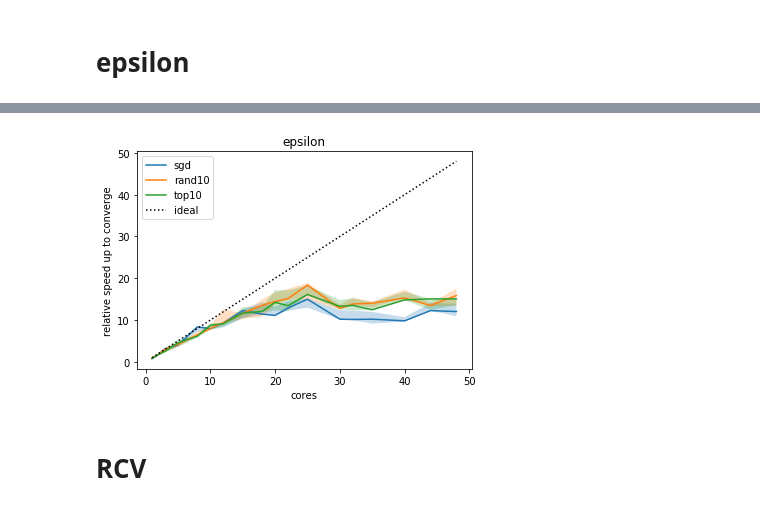
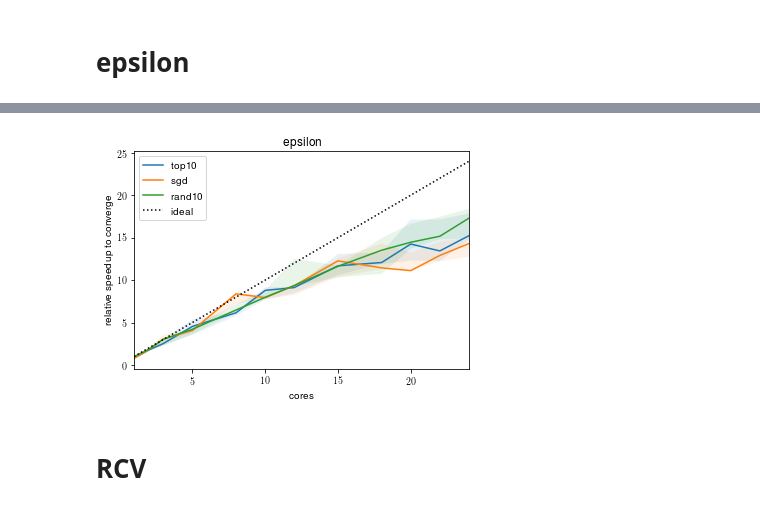
Before and after one commit to epfml/sparsifiedSGD, a Jupyter notebook: notebooks/multicore_plot.ipynb, the cells around one changed output, grey strips where cells are left out. Cells and saved outputs as stored; diff of their text form; code cells hidden in the pictures.

Commit message:
Update plotting notebooks

```diff
--- a/notebooks/multicore_plot.ipynb
+++ b/notebooks/multicore_plot.ipynb
@@ -24,15 +26,7 @@ The autoreload extension is already loaded. To reload it, use:
 # %% [markdown]
 # epsilon
 # %%
-DIR = "/mlodata1/jb/sparsifiedSGD-results/epsilon-par/"
+DIR = "../results/eps-par/"
 runs = list(glob.glob(os.path.join(DIR, "*")))
 
-data = dict([(p.split('/')[-1], unpickle_dir(p)) for p in runs])
-
-
-for i in [1,2,3,5,10,15]:
-    datum = data['top10-cores{}-0'.format(i)]
-    plt.plot(datum['iters'], datum['losses'], label="{}cores".format(i))
-
-
-plt.legend()
+eps_data = dict([(p.split('/')[-1], unpickle_dir(p)) for p in runs])
@@ -46,48 +33,54 @@ dict_keys(['rand10-cores22-0', 'top10-cores2-0', 'sgd-cores40-2', 'top10-cores18
 # %%
-# put into one array (model, cores, timeserie)
-models = list(set([k.split('-')[0] for k in data.keys()]))
-print('models:', models)
-# models = ['rand10', 'top10', 'sgd']
-# cores = [1, 2, 3, 5, 8, 10, 12, 15, 18, 20, 22, 25,]
-cores = sorted(list(set([int(k.split('-')[1][len('cores'):]) for k in data.keys()])))
-print(cores)
-repeat = 3
-shape = [len(models), len(cores), repeat, len(data['rand10-cores1-0']['timers'])]
-iters = np.zeros(shape)
-losses = np.zeros(shape)
-timers = np.zeros(shape)
+def epsilon_plot(ax, data):
+    # put into one array (model, cores, timeserie)
+    models = list(set([k.split('-')[0] for k in data.keys()]))
+    print('models:', models)
+    # models = ['rand10', 'top10', 'sgd']
+    # cores = [1, 2, 3, 5, 8, 10, 12, 15, 18, 20, 22, 25,]
+    cores = sorted(list(set([int(k.split('-')[1][len('cores'):]) for k in data.keys()])))
+    print(cores)
+    repeat = 3
+    shape = [len(models), len(cores), repeat, len(data['rand10-cores1-0']['timers'])]
+    iters = np.zeros(shape)
+    losses = np.zeros(shape)
+    timers = np.zeros(shape)
 
-for i, model in enumerate(models):
-    for j, core in enumerate(cores):
-        for k in range(repeat):
-            name = "{}-cores{}-{}".format(model, core, k)
-            datum = data[name]  # iters, loss, timers
-            iters[i, j, k, :] = datum['iters']
-            losses[i, j, k, :] = datum['losses']
-            timers[i, j, k, :] = datum['timers']
+    for i, model in enumerate(models):
+        for j, core in enumerate(cores):
+            for k in range(repeat):
+                name = "{}-cores{}-{}".format(model, core, k)
+                datum = data[name]  # iters, loss, timers
+                iters[i, j, k, :] = datum['iters']
+                losses[i, j, k, :] = datum['losses']
+                timers[i, j, k, :] = datum['timers']
 
-threshold = losses.min(axis=-1).max()
-print('stopping threshold', threshold)
-stop_iter = (losses <= threshold).argmax(axis=-1)
-chronos = np.zeros(stop_iter.shape)
-for i in range(len(models)):
-    for j in range(len(cores)):
-        for k in range(repeat):
-            chronos[i,j,k] = timers[i,j,k,stop_iter[i, j, k]]
+    threshold = losses.min(axis=-1).max()
+    print('stopping threshold', threshold)
+    stop_iter = (losses <= threshold).argmax(axis=-1)
+    chronos = np.zeros(stop_iter.shape)
+    for i in range(len(models)):
+        for j in range(len(cores)):
+            for k in range(repeat):
+                chronos[i,j,k] = timers[i,j,k,stop_iter[i, j, k]]
 
-chronos_sorted = np.sort(chronos, axis=-1)
-speedup = chronos_sorted[:, 0, 0, np.newaxis, np.newaxis] / chronos_sorted
-for i, model in enumerate(models):
-    c = "C{}".format(i)
-    plt.plot(cores, speedup[i, :, 1], c=c, label=model)
-    plt.fill_between(cores, speedup[i, :, 0], speedup[i, :, 2], facecolor=c, alpha=0.25)
+    chronos_sorted = np.sort(chronos, axis=-1)
+    speedup = chronos_sorted[:, 0, 0, np.newaxis, np.newaxis] / chronos_sorted
+    for i, model in enumerate(models):
+        c = "C{}".format(i)
+        ax.plot(cores, speedup[i, :, 1], c=c, label=model)
+        ax.fill_between(cores, speedup[i, :, 0], speedup[i, :, 2], facecolor=c, alpha=0.1)
 
 
 
-lim = [min(cores), max(cores)]
-plt.plot(lim, lim, linestyle=':', color="black", label="ideal")
-plt.legend()
-plt.title('epsilon')
-plt.xlabel('cores')
-plt.ylabel('relative speed up to converge')
+    lim = [min(cores), max(cores)]
+    lim = [min(cores), 24]
+    ax.plot(lim, lim, linestyle=':', color="black", label="ideal")
+    ax.set_xlim(lim)
+    ax.legend()
+    ax.set_title('epsilon')
+    ax.set_xlabel('cores')
+    ax.set_ylabel('relative speed up to converge')
+
+fig, ax = plt.subplots(1, 1)
+epsilon_plot(ax, eps_data)
 # %% [output]
@@ -98,3 +90,3 @@ Text(0, 0.5, 'relative speed up to converge')
-[figure, old version]
+[figure, new version]
 # %% [markdown]
 # RCV
```
Also changed, not shown: parts of 11 cells of this notebook, 2 other files.
